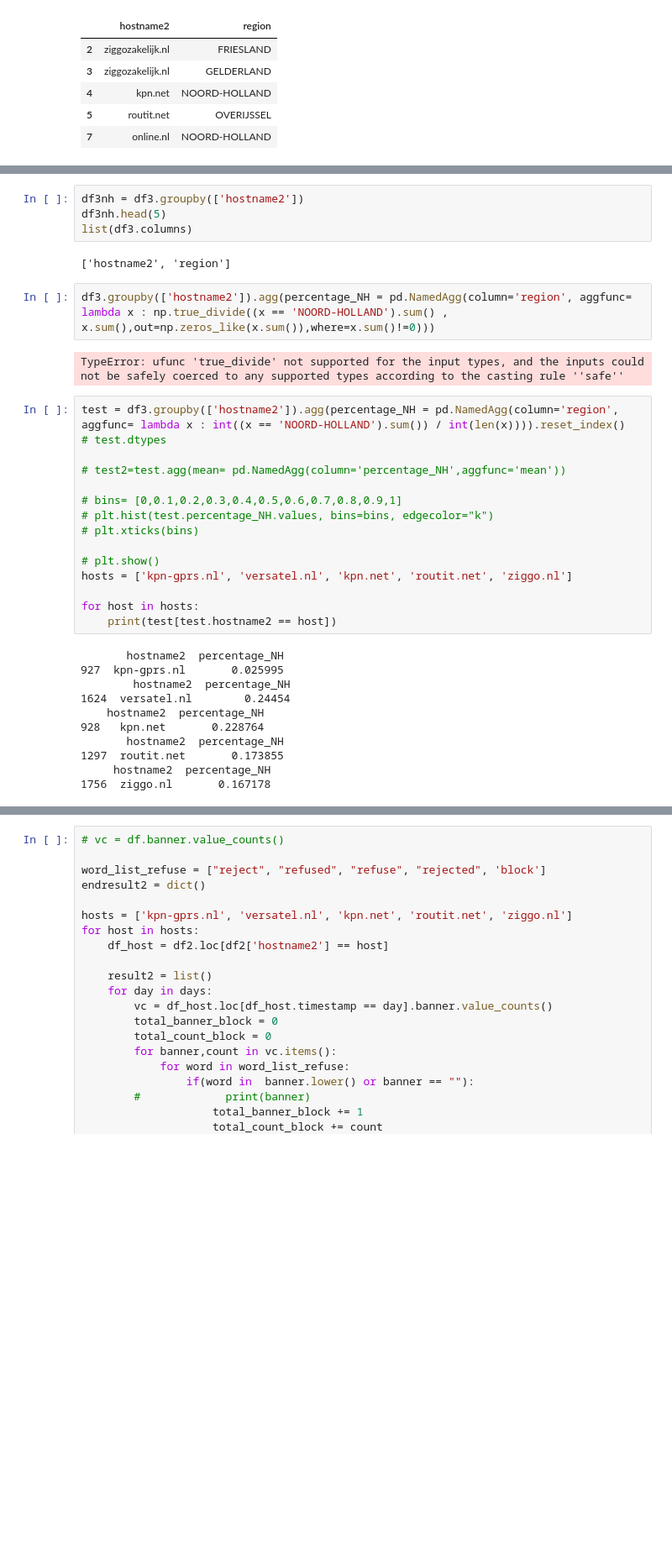
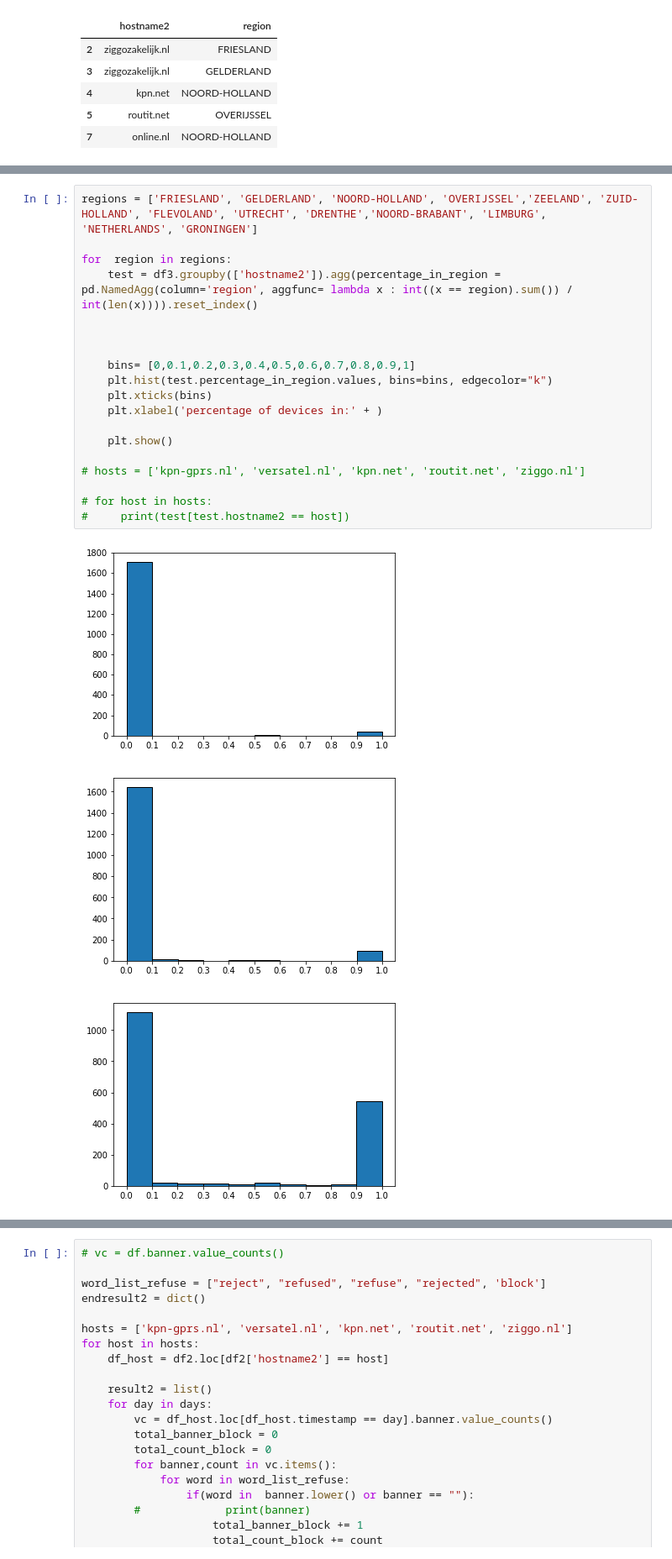
Before and after one commit to thechib12/EOS_telnet, a Jupyter notebook: code/block_4/EoS Block 4 Christiaan & Calvin.ipynb, the cells around one changed output, grey strips where cells are left out. Shown at 84% size. Saved outputs shown, nothing was run; the diff lists cells and outputs as text; blank space fills up the shorter version.

Commit message:
added graphs  per province

```diff
--- a/code/block_4/EoS Block 4 Christiaan & Calvin.ipynb
+++ b/code/block_4/EoS Block 4 Christiaan & Calvin.ipynb
@@ -151,36 +117,23 @@ is deprecated and will be removed in a future version. Use                 named
-# %%
-df3nh = df3.groupby(['hostname2'])
-df3nh.head(5)
-list(df3.columns)
-# %% [output]
-['hostname2', 'region']
-# %%
-df3.groupby(['hostname2']).agg(percentage_NH = pd.NamedAgg(column='region', aggfunc= lambda x : np.true_divide((x == 'NOORD-HOLLAND').sum() , x.sum(),out=np.zeros_like(x.sum()),where=x.sum()!=0)))
-# %% [output]
-TypeError: ufunc 'true_divide' not supported for the input types, and the inputs could not be safely coerced to any supported types according to the casting rule ''safe''
 # %%
-test = df3.groupby(['hostname2']).agg(percentage_NH = pd.NamedAgg(column='region', aggfunc= lambda x : int((x == 'NOORD-HOLLAND').sum()) / int(len(x)))).reset_index()
-# test.dtypes
+regions = ['FRIESLAND', 'GELDERLAND', 'NOORD-HOLLAND', 'OVERIJSSEL','ZEELAND', 'ZUID-HOLLAND', 'FLEVOLAND', 'UTRECHT', 'DRENTHE','NOORD-BRABANT', 'LIMBURG', 'NETHERLANDS', 'GRONINGEN']
 
-# test2=test.agg(mean= pd.NamedAgg(column='percentage_NH',aggfunc='mean'))
+for  region in regions:
+    test = df3.groupby(['hostname2']).agg(percentage_in_region = pd.NamedAgg(column='region', aggfunc= lambda x : int((x == region).sum()) / int(len(x)))).reset_index()
 
-# bins= [0,0.1,0.2,0.3,0.4,0.5,0.6,0.7,0.8,0.9,1]
-# plt.hist(test.percentage_NH.values, bins=bins, edgecolor="k")
-# plt.xticks(bins)
 
-# plt.show()
-hosts = ['kpn-gprs.nl', 'versatel.nl', 'kpn.net', 'routit.net', 'ziggo.nl']
 
-for host in hosts:
-    print(test[test.hostname2 == host])
+    bins= [0,0.1,0.2,0.3,0.4,0.5,0.6,0.7,0.8,0.9,1]
+    plt.hist(test.percentage_in_region.values, bins=bins, edgecolor="k")
+    plt.xticks(bins)
+    plt.xlabel('percentage of devices in:' + )
+
+    plt.show()
+
+# hosts = ['kpn-gprs.nl', 'versatel.nl', 'kpn.net', 'routit.net', 'ziggo.nl']
+
+# for host in hosts:
+#     print(test[test.hostname2 == host])
 # %% [output]
-       hostname2  percentage_NH
-927  kpn-gprs.nl       0.025995
-        hostname2  percentage_NH
-1624  versatel.nl        0.24454
-    hostname2  percentage_NH
-928   kpn.net       0.228764
-       hostname2  percentage_NH
-1297  routit.net       0.173855
-     hostname2  percentage_NH
-1756  ziggo.nl       0.167178
+[figure, added]
+[figure, added]
+[figure, added]
```
Also changed, not shown: parts of 4 cells of this notebook.
